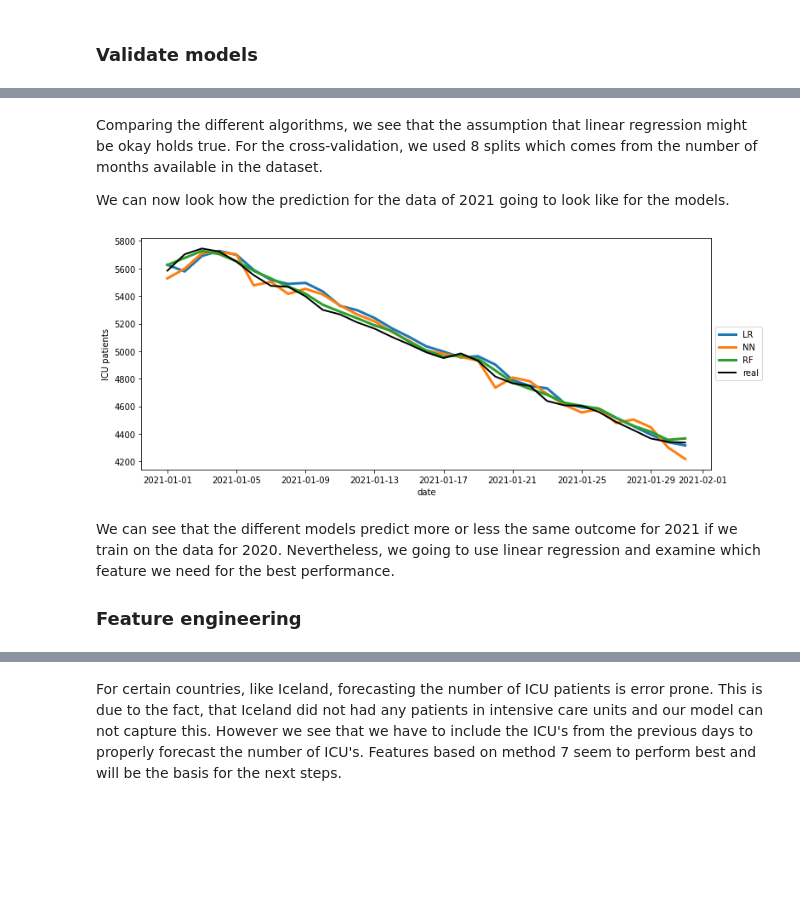
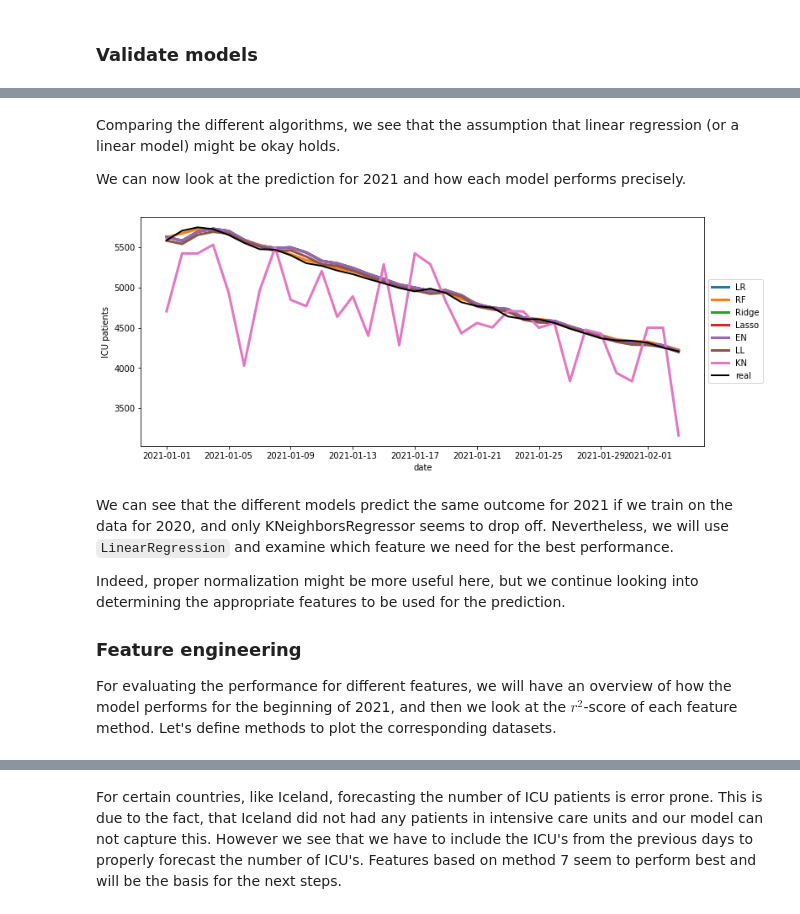
Before and after one commit to ahelm/covid19-analysis, a Jupyter notebook: analyse_covid_data.ipynb, the cells around one changed output, grey strips where cells are left out. Saved outputs shown, nothing was run; the diff lists cells and outputs as text; code cells hidden in the pictures; blank space fills up the shorter version.

```diff
--- a/analyse_covid_data.ipynb
+++ b/analyse_covid_data.ipynb
@@ -153,5 +150,8 @@ We start by examining which model we should use even before looking at feature e
 # %%
-icu_patients = total_df.loc[total_df.location == "Germany"][["icu_patients", "new_cases", "new_cases_smoothed"]]
+icu_patients = total_df.loc[
+    total_df.location == "Germany",
+    ["icu_patients", "new_cases", "new_cases_smoothed"],
+]
 icu_patients["icu_patients_yesterday"] = icu_patients["icu_patients"].shift(1)
 icu_patients = icu_patients.dropna()
 icu_patients
@@ -175,30 +175,29 @@ icu_patients
 # %%
-X_train = icu_patients[:"2021"].drop(["icu_patients"], axis=1)
+X_train = icu_patients.loc[:"2021"].drop(["icu_patients"], axis=1)
 y_train = icu_patients.loc[:"2021", "icu_patients"]
 
-X_test = icu_patients["2021"].drop(["icu_patients"], axis=1)
+X_test = icu_patients.loc["2021"].drop(["icu_patients"], axis=1)
 y_test = icu_patients.loc["2021":, "icu_patients"]
 # %% [markdown]
 ### Validate models
 # %%
 models = [
     ("LR", LinearRegression()),
-    ("NN", MLPRegressor()),
     ("RF", RandomForestRegressor()),
+    ("Ridge", Ridge()),
+    ("Lasso", Lasso()),
+    ("EN", ElasticNet()),
+    ("LL", LassoLars()),
+    ("KN", KNeighborsRegressor()),
 ]
 
 results = []
 names = []
 
 for name, model in models:
-    tscv = TimeSeriesSplit(n_splits=8)
+    tscv = TimeSeriesSplit(n_splits=2)
     cv_results = cross_val_score(model, X_train, y_train, cv=tscv, scoring="r2")
     results.append(cv_results)
     names.append(name)
-    print(f"{name:>3}: {cv_results.mean():12.2f} ({cv_results.std():.2f})")
-
-plt.boxplot(results, labels=names)
-plt.ylim((0, 1))
-plt.title('Algorithm Comparison')
-plt.show()
+    print(f"{name:>5}: {cv_results.mean():12.2f} ({cv_results.std():.2f})")
 # %% [output]
@@ -209,18 +217,27 @@ plt.show()
 # %% [markdown]
-Comparing the different algorithms, we see that the assumption that linear regression might be okay holds true. For the cross-validation, we used 8 splits which comes from the number of months available in the dataset.
+Comparing the different algorithms, we see that the assumption that linear regression (or a linear model) might be okay holds.
 
-We can now look how the prediction for the data of 2021 going to look like for the models.
+We can now look at the prediction for 2021 and how each model performs precisely.
 # %%
 plt.figure(figsize=(12, 5))
 for name, model in models:
-    plt.plot(X_test.index, model.fit(X_train, y_train).predict(X_test), label=name, linewidth=3.0)
+    plt.plot(
+        X_test.index,
+        model.fit(X_train, y_train).predict(X_test),
+        label=name,
+        linewidth=3.0,
+    )
 plt.plot(y_test, color="k", label="real", linewidth=2.0)
 plt.legend(loc="center left", bbox_to_anchor=(1.0, 0.5))
 plt.xlabel("date")
 plt.ylabel("ICU patients");
 # %% [output]
-[figure, old version]
+[figure, new version]
 # %% [markdown]
-We can see that the different models predict more or less the same outcome for 2021 if we train on the data for 2020. Nevertheless, we going to use linear regression and examine which feature we need for the best performance.
+We can see that the different models predict the same outcome for 2021 if we train on the data for 2020, and only KNeighborsRegressor seems to drop off. Nevertheless, we will use `LinearRegression` and examine which feature we need for the best performance.
+
+Indeed, proper normalization might be more useful here, but we continue looking into determining the appropriate features to be used for the prediction.
 
 ### Feature engineering
+
+For evaluating the performance for different features, we will have an overview of how the model performs for the beginning of 2021, and then we look at the $r^2$-score of each feature method. Let's define methods to plot the corresponding datasets.
```
Also changed, not shown: parts of 36 cells of this notebook.
